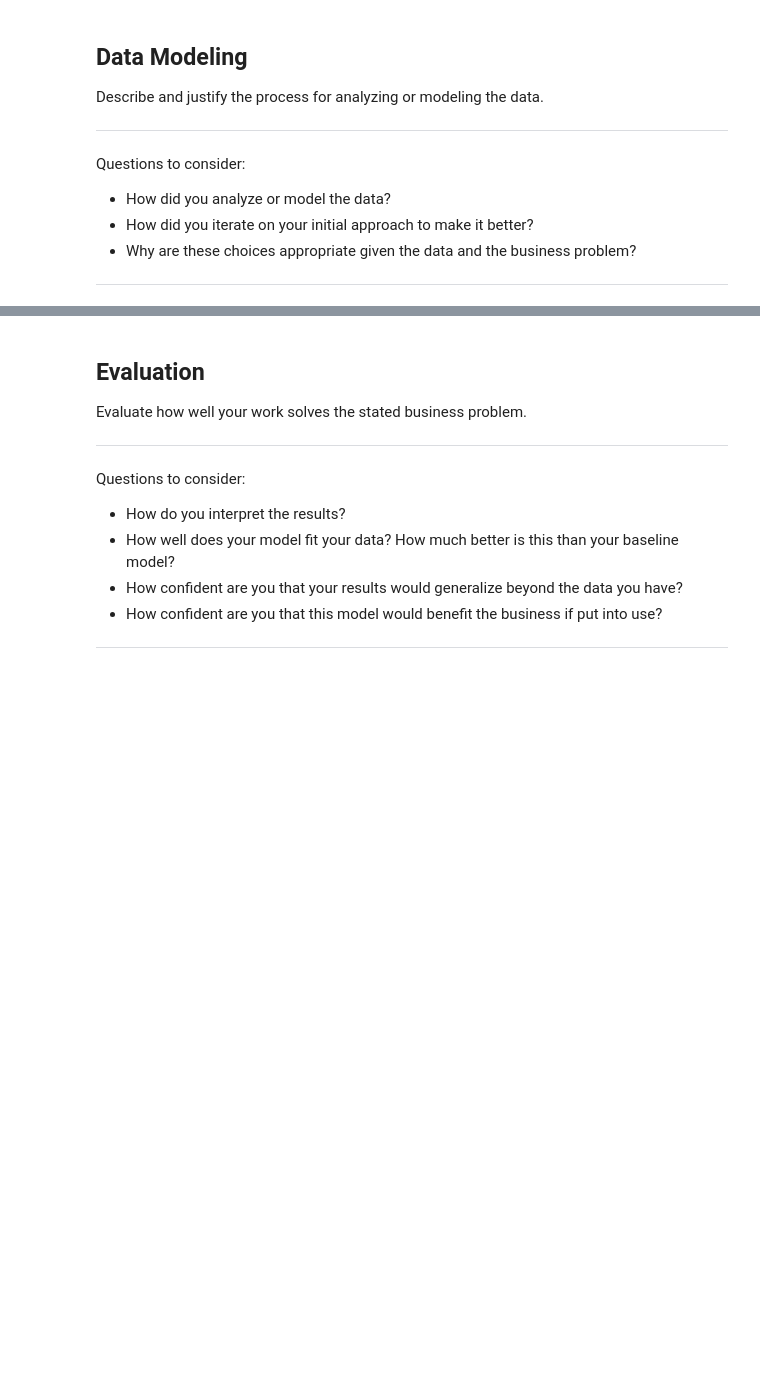
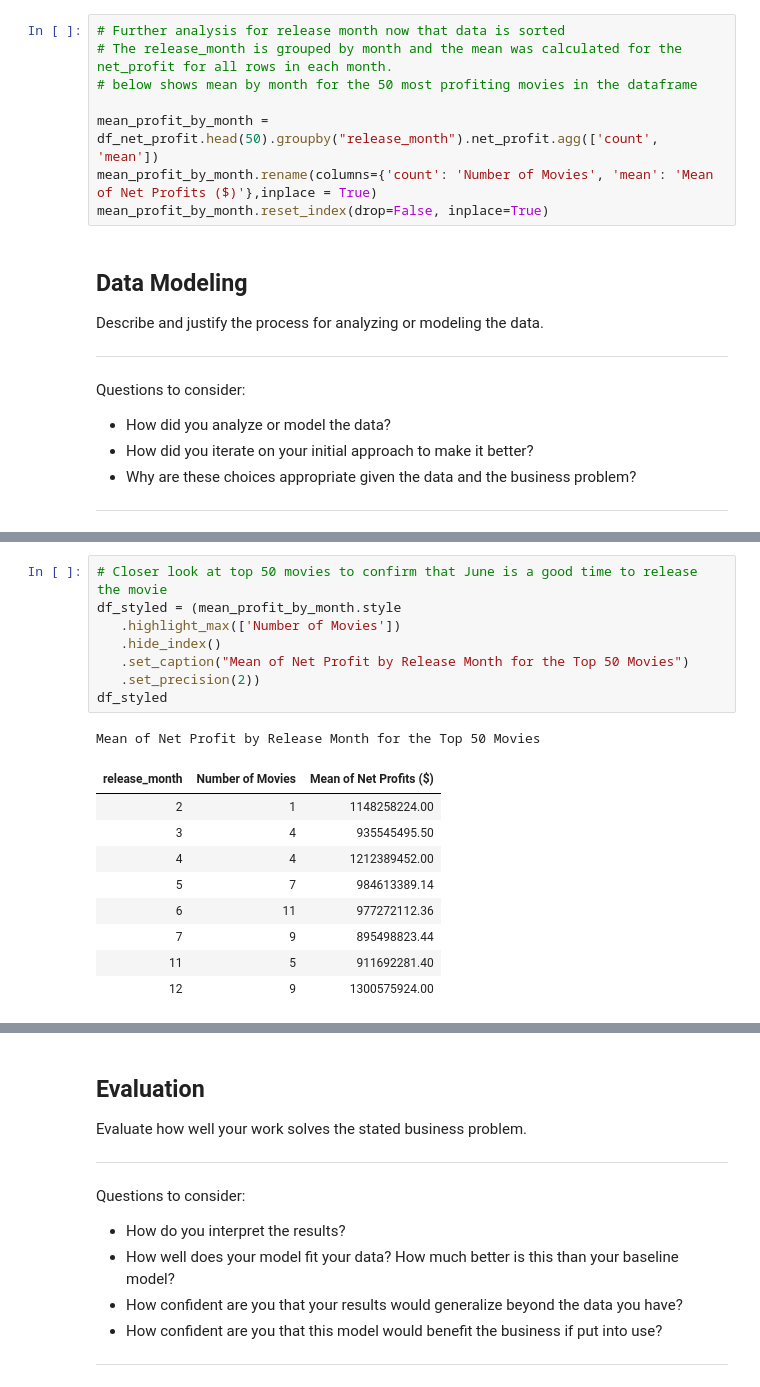
Before and after one commit to rachelfein/project, a Jupyter notebook: dsc-phase1-project-template.ipynb, the cells around one changed output, grey strips where cells are left out. Saved outputs shown, nothing was run; the diff lists cells and outputs as text; blank space fills up the shorter version.

```diff
--- a/dsc-phase1-project-template.ipynb
+++ b/dsc-phase1-project-template.ipynb
@@ -375,6 +402,14 @@ df_net_profit.head()
 | 6 | 2018-04-27 | Avengers: Infinity War | 2018 | 4 | 3.092040e+08 | 2.110971e+09 | ... |
 | 5 | 2015-12-18 | Star Wars Ep. VII: The Force Awakens | 2015 | 12 | 3.341371e+08 | 2.242116e+09 | ... |
 | 33 | 2015-06-12 | Jurassic World | 2015 | 6 | 2.347695e+08 | 1.800469e+09 | ... |
+# %%
+# Further analysis for release month now that data is sorted
+# The release_month is grouped by month and the mean was calculated for the net_profit for all rows in each month.
+# below shows mean by month for the 50 most profiting movies in the dataframe
+
+mean_profit_by_month = df_net_profit.head(50).groupby("release_month").net_profit.agg(['count', 'mean'])
+mean_profit_by_month.rename(columns={'count': 'Number of Movies', 'mean': 'Mean of Net Profits ($)'},inplace = True)
+mean_profit_by_month.reset_index(drop=False, inplace=True)
 # %% [markdown]
 ## Data Modeling
 Describe and justify the process for analyzing or modeling the data.
@@ -439,3 +475,22 @@ plt.legend(['Probability Density', "Median"])
+# %%
+# Closer look at top 50 movies to confirm that June is a good time to release the movie
+df_styled = (mean_profit_by_month.style
+   .highlight_max(['Number of Movies'])
+   .hide_index()
+   .set_caption("Mean of Net Profit by Release Month for the Top 50 Movies")
+   .set_precision(2))
+df_styled
+# %% [output]
+Mean of Net Profit by Release Month for the Top 50 Movies
+| release_month | Number of Movies | Mean of Net Profits ($) |
+| 2 | 1 | 1148258224.00 |
+| 3 | 4 | 935545495.50 |
+| 4 | 4 | 1212389452.00 |
+| 5 | 7 | 984613389.14 |
+| 6 | 11 | 977272112.36 |
+| 7 | 9 | 895498823.44 |
+| 11 | 5 | 911692281.40 |
+| 12 | 9 | 1300575924.00 |
 # %%
 # Data model to determine the WORST release month
 # It is important to also view the worst release month because it better narrow downs when to release the move and
```
Also changed, not shown: parts of 15 cells of this notebook, 3 other files.
